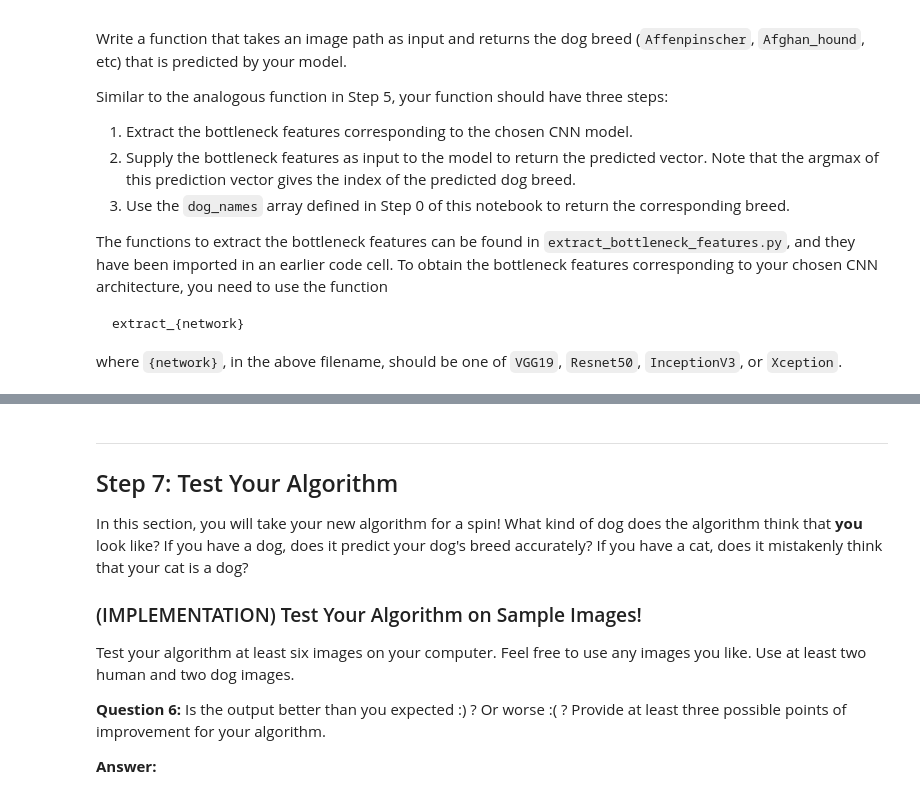
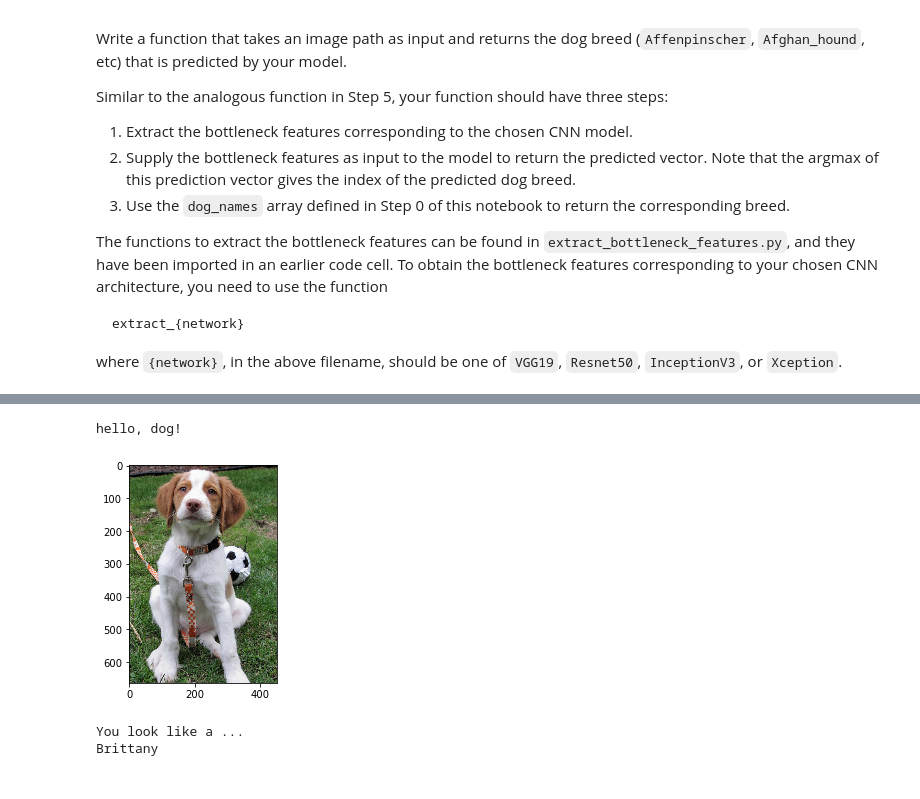
Before and after one commit to gary7/AIND-projects-1, a Jupyter notebook: AIND-DogClassifier/dog_app.ipynb, the cells around one changed output, grey strips where cells are left out. Drawn from its saved outputs; the diff is of its cells as text; code cells hidden in the pictures.

```diff
--- a/AIND-DogClassifier/dog_app.ipynb
+++ b/AIND-DogClassifier/dog_app.ipynb
@@ -515,6 +565,10 @@ In the code block below, extract the bottleneck features corresponding to the tr
     test_{network} = bottleneck_features['test']
 # %%
 ### TODO: Obtain bottleneck features from another pre-trained CNN.
+bottleneck_features = np.load('bottleneck_features/DogResnet50Data.npz')
+train_Resnet50 = bottleneck_features['train']
+valid_Resnet50 = bottleneck_features['valid']
+test_Resnet50 = bottleneck_features['test']
 # %% [markdown]
 ### (IMPLEMENTATION) Model Architecture
 
@@ -531,6 +602,7 @@ __Answer:__
 ### (IMPLEMENTATION) Compile the Model
 # %%
 ### TODO: Compile the model.
+Resnet50_model.compile(loss='categorical_crossentropy', optimizer='rmsprop', metrics=['accuracy'])
 # %% [markdown]
 ### (IMPLEMENTATION) Train the Model
 
@@ -543,6 +640,7 @@ You are welcome to [augment the training data](https://blog.keras.io/building-po
 ### (IMPLEMENTATION) Load the Model with the Best Validation Loss
 # %%
 ### TODO: Load the model weights with the best validation loss.
+Resnet50_model.load_weights('saved_models/weights.best.Resnet50.hdf5')
 # %% [markdown]
 ### (IMPLEMENTATION) Test the Model
 
@@ -585,3 +702,36 @@ Some sample output for our algorithm is provided below, but feel free to design
 
 
 ### (IMPLEMENTATION) Write your Algorithm
+# %%
+### TODO: Write your algorithm.
+### Feel free to use as many code cells as needed.
+
+import cv2
+import matplotlib.pyplot as plt
+%matplotlib inline
+
+def predict(img_path):
+    # detect dog or human
+    is_dog = dog_detector(img_path)
+    is_human = face_detector(img_path)
+
+    if (not is_dog and not is_human):
+        plot_img(img_path)
+        print('No human or dog detected! Please try a different image.')
+    else:
+        print('hello, {}!'.format('human' if is_human else 'dog'))
+        plot_img(img_path)
+        print('You look like a ...')
+        print(predict_dog_breed(img_path))
+
+
+def plot_img(img_path):
+    # load color (BGR) image
+    img = cv2.imread(img_path)
+
+    # convert BGR image to RGB for plotting
+    cv_rgb = cv2.cvtColor(img, cv2.COLOR_BGR2RGB)
+
+    # display the image, along with bounding box
+    plt.imshow(cv_rgb)
+    plt.show()
@@ -588,17 +759,10 @@ Some sample output for our algorithm is provided below, but feel free to design
 # %%
-### TODO: Write your algorithm.
-### Feel free to use as many code cells as needed.
+## TODO: Execute your algorithm from Step 6 on
+## at least 6 images on your computer.
+## Feel free to use as many code cells as needed.
+predict('images/Brittany_02625.jpg')
+# %% [output]
+hello, dog!
+[figure, added]
+You look like a ...
+Brittany
-# %% [markdown]
----
-<a id='step7'></a>
-## Step 7: Test Your Algorithm
-
-In this section, you will take your new algorithm for a spin!  What kind of dog does the algorithm think that __you__ look like?  If you have a dog, does it predict your dog's breed accurately?  If you have a cat, does it mistakenly think that your cat is a dog?
-
-### (IMPLEMENTATION) Test Your Algorithm on Sample Images!
-
-Test your algorithm at least six images on your computer.  Feel free to use any images you like.  Use at least two human and two dog images.
-
-__Question 6:__ Is the output better than you expected :) ?  Or worse :( ?  Provide at least three possible points of improvement for your algorithm.
-
-__Answer:__
```
Also changed, not shown: parts of 25 cells of this notebook, 6 other files.
